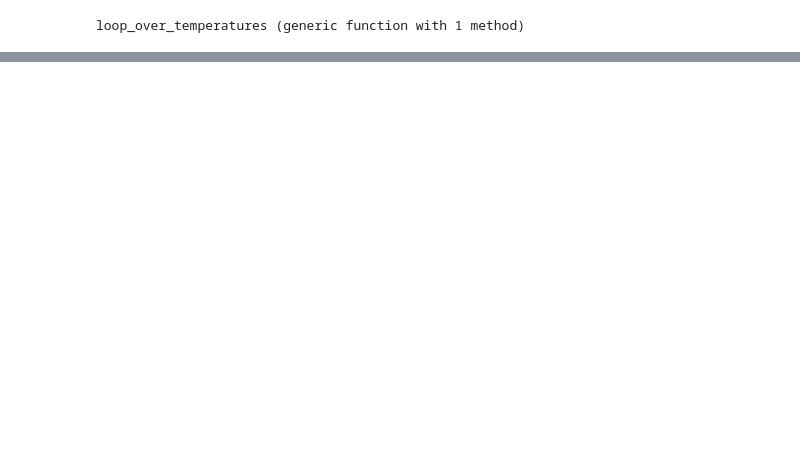
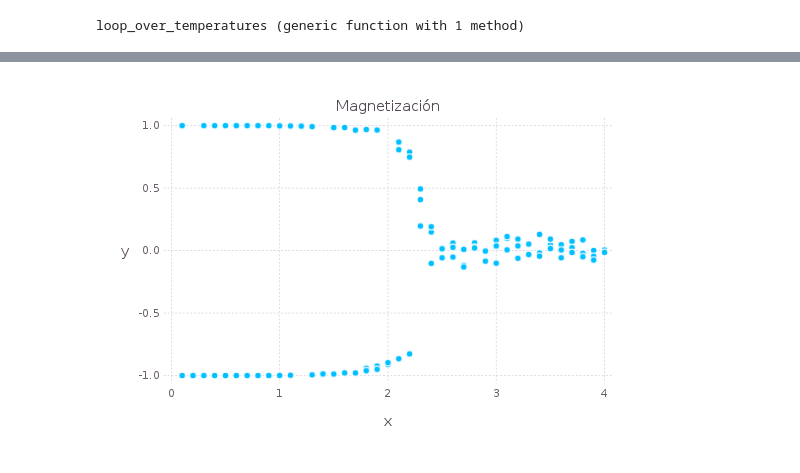
Before and after one commit to RafaelCruzR/Servicio-Social, a Jupyter notebook: Ising model Julia canonico.ipynb, the cells around one changed output, grey strips where cells are left out. Saved outputs shown, nothing was run; the diff lists cells and outputs as text; code cells hidden in the pictures; blank space fills up the shorter version.

```diff
--- a/Ising model Julia canonico.ipynb
+++ b/Ising model Julia canonico.ipynb
@@ -248,4 +247,6 @@ draw(img, en_plot)
 # %%
 mag_plot = plot(mag_layers..., Guide.title("Magnetización"), Theme(background_color="white"))
-img = PNG(directory*"magnetizaciones.png", 6inch, 4inch)
-draw(img, mag_plot)
+#img = PNG(directory*"magnetizaciones.png", 6inch, 4inch)
+#draw(img, mag_plot)
+# %% [output]
+[figure, added]
```
Also changed, not shown: parts of 19 cells of this notebook.
